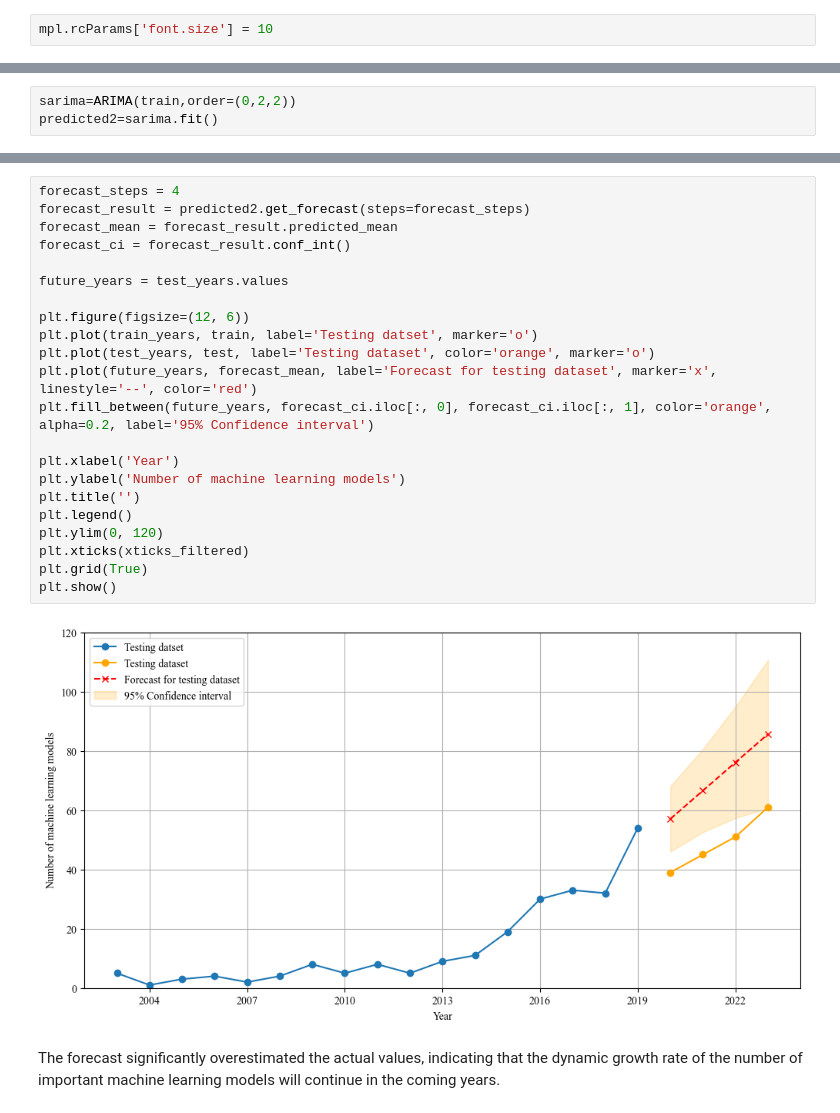
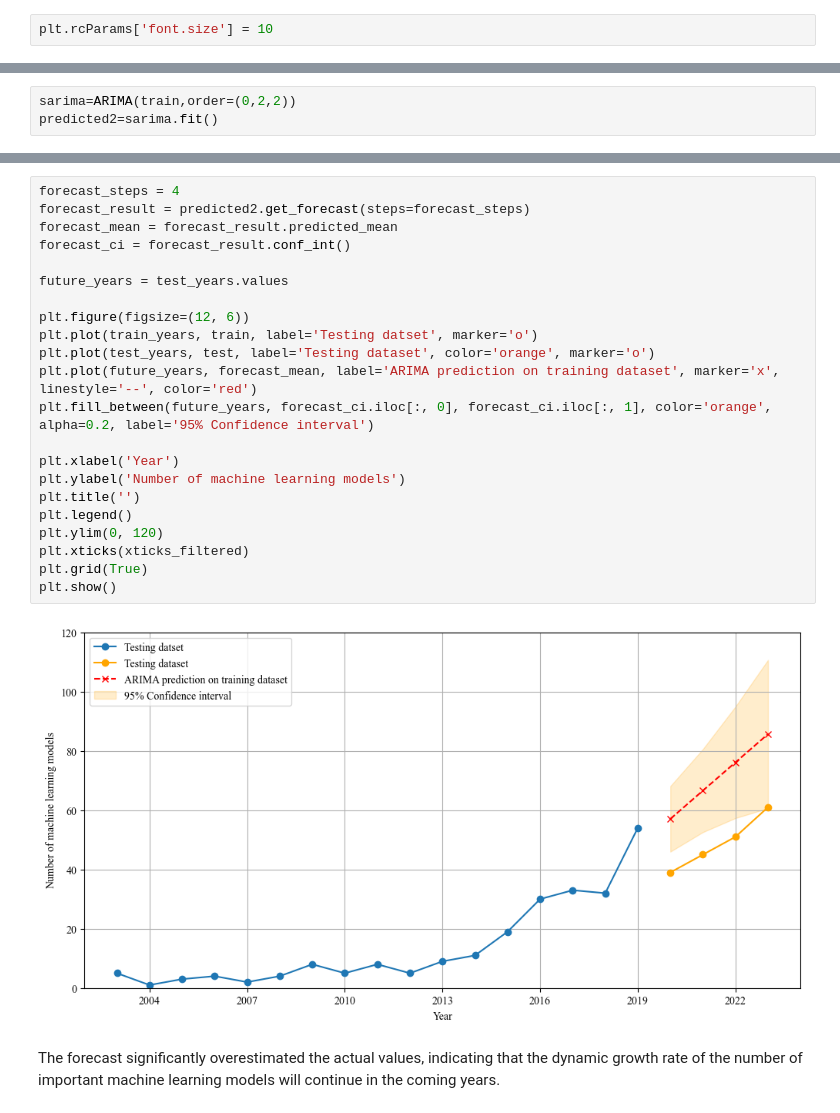
Before and after one commit to kacper22g/AI_prediction, a Jupyter notebook: notebooks/Prognoza_US.ipynb, the cells around one changed output, grey strips where cells are left out. Cells and saved outputs as stored; diff of their text form.

```diff
--- a/notebooks/Prognoza_US.ipynb
+++ b/notebooks/Prognoza_US.ipynb
@@ -39,7 +21,7 @@ from statsmodels.tsa.stattools import adfuller
 # %%
 plt.rcParams["font.family"] = "Times New Roman"
 # %%
-mpl.rcParams['font.size'] = 10
+plt.rcParams['font.size'] = 10
 # %%
 df = pd.read_excel('C:/JupyterLab/AI_prediction/data/raw/US_ml_models.xlsx')
 # %%
@@ -398,26 +361,26 @@ Warnings:
 # %%
 forecast_steps = 4
 forecast_result = predicted2.get_forecast(steps=forecast_steps)
 forecast_mean = forecast_result.predicted_mean
 forecast_ci = forecast_result.conf_int()
 
 future_years = test_years.values
 
 plt.figure(figsize=(12, 6))
 plt.plot(train_years, train, label='Testing datset', marker='o')
 plt.plot(test_years, test, label='Testing dataset', color='orange', marker='o')
-plt.plot(future_years, forecast_mean, label='Forecast for testing dataset', marker='x', linestyle='--', color='red')
+plt.plot(future_years, forecast_mean, label='ARIMA prediction on training dataset', marker='x', linestyle='--', color='red')
 plt.fill_between(future_years, forecast_ci.iloc[:, 0], forecast_ci.iloc[:, 1], color='orange', alpha=0.2, label='95% Confidence interval')
 
 plt.xlabel('Year')
 plt.ylabel('Number of machine learning models')
 plt.title('')
 plt.legend()
 plt.ylim(0, 120)
 plt.xticks(xticks_filtered)
 plt.grid(True)
 plt.show()
 # %% [output]
-[figure, old version]
+[figure, new version]
 # %% [markdown]
 The forecast significantly overestimated the actual values, indicating that the dynamic growth rate of the number of important machine learning models will continue in the coming years.
```
Also changed, not shown: parts of 24 cells of this notebook.
